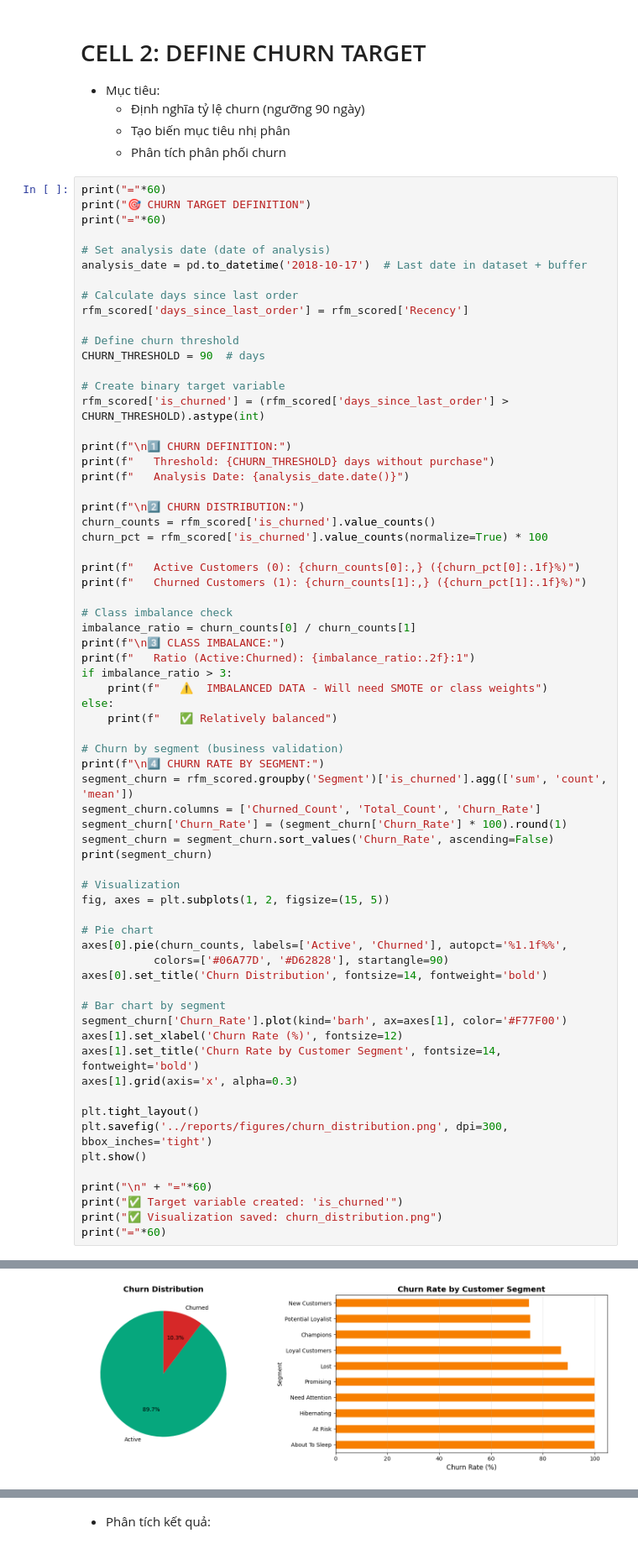
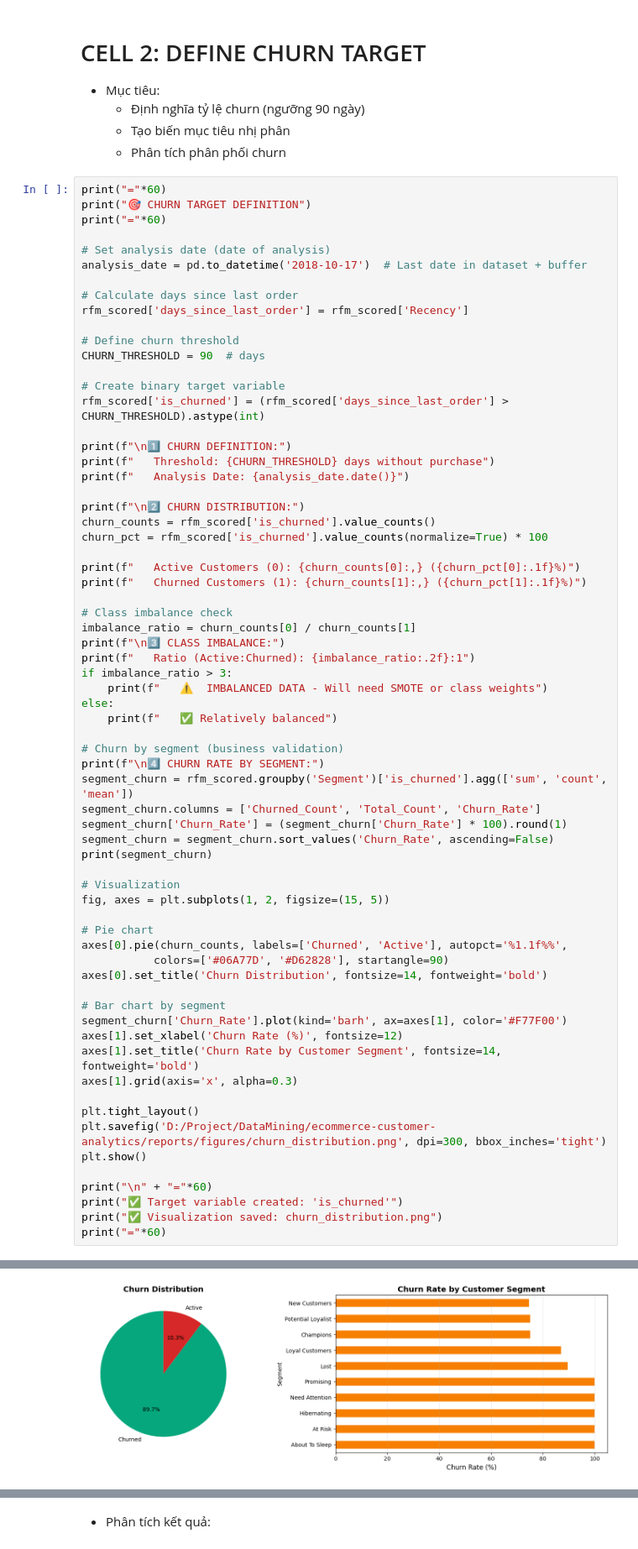
Before and after one commit to VoDucDai15/ecommerce-customer-analytics, a Jupyter notebook: notebooks/03_churn_prediction.ipynb, the cells around one changed output, grey strips where cells are left out. Shown at 84% size. Saved outputs shown, nothing was run; the diff lists cells and outputs as text.

```diff
--- a/notebooks/03_churn_prediction.ipynb
+++ b/notebooks/03_churn_prediction.ipynb
@@ -108,7 +108,7 @@ print(segment_churn)
 fig, axes = plt.subplots(1, 2, figsize=(15, 5))
 
 # Pie chart
-axes[0].pie(churn_counts, labels=['Active', 'Churned'], autopct='%1.1f%%',
+axes[0].pie(churn_counts, labels=['Churned', 'Active'], autopct='%1.1f%%',
            colors=['#06A77D', '#D62828'], startangle=90)
 axes[0].set_title('Churn Distribution', fontsize=14, fontweight='bold')
 
@@ -116,35 +116,35 @@ axes[0].set_title('Churn Distribution', fontsize=14, fontweight='bold')
 segment_churn['Churn_Rate'].plot(kind='barh', ax=axes[1], color='#F77F00')
 axes[1].set_xlabel('Churn Rate (%)', fontsize=12)
 axes[1].set_title('Churn Rate by Customer Segment', fontsize=14, fontweight='bold')
 axes[1].grid(axis='x', alpha=0.3)
 
 plt.tight_layout()
-plt.savefig('../reports/figures/churn_distribution.png', dpi=300, bbox_inches='tight')
+plt.savefig('D:/Project/DataMining/ecommerce-customer-analytics/reports/figures/churn_distribution.png', dpi=300, bbox_inches='tight')
 plt.show()
 
 print("\n" + "="*60)
 print("✅ Target variable created: 'is_churned'")
 print("✅ Visualization saved: churn_distribution.png")
 print("="*60)
 # %% [output]
 ============================================================
 🎯 CHURN TARGET DEFINITION
 ============================================================
 
 1️⃣ CHURN DEFINITION:
    Threshold: 90 days without purchase
    Analysis Date: 2018-10-17
 
 2️⃣ CHURN DISTRIBUTION:
    Active Customers (0): 9,809 (10.3%)
    Churned Customers (1): 85,611 (89.7%)
 
 ... (13 lines left out)
 Loyal Customers             12625        14497        87.1
 Champions                    4984         6631        75.2
 Potential Loyalist           6981         9300        75.1
 New Customers                2235         2993        74.7
-[figure, old version]
+[figure, new version]
 ============================================================
 ✅ Target variable created: 'is_churned'
 ✅ Visualization saved: churn_distribution.png
```
Also changed, not shown: parts of 8 cells of this notebook, 3 other files.
